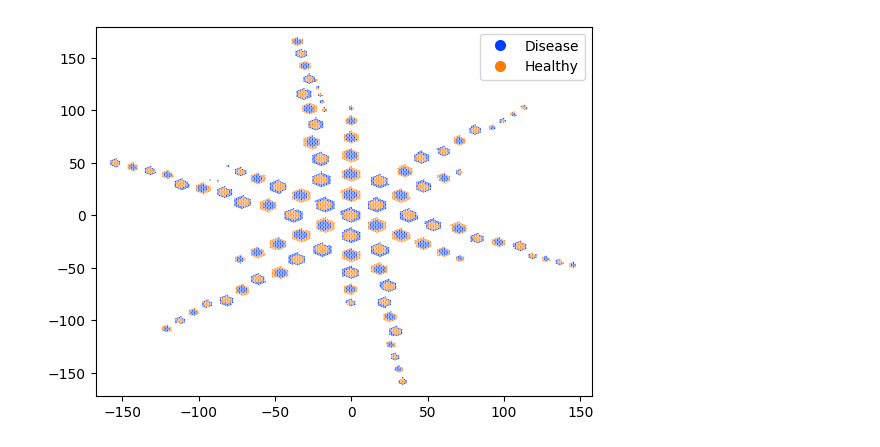
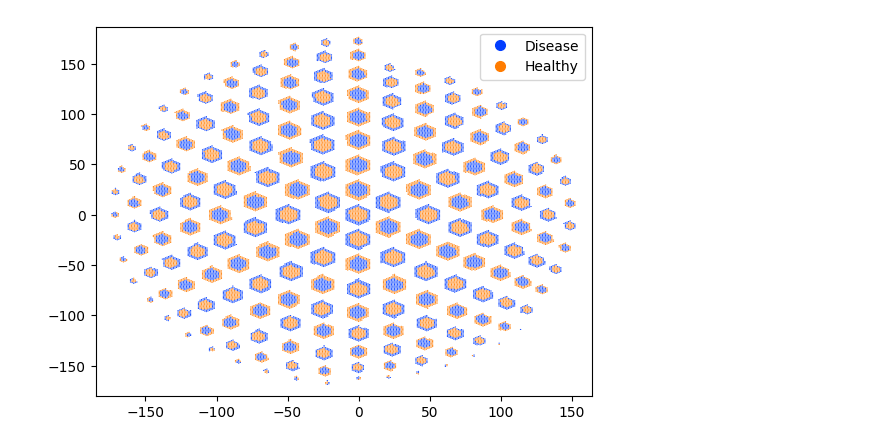
Before and after one commit to mourisl/DotGroupPlot, a Jupyter notebook: example.ipynb, the cells around one changed output. Saved outputs shown, nothing was run; the diff lists cells and outputs as text; code cells hidden in the pictures.

```diff
--- a/example.ipynb
+++ b/example.ipynb
@@ -5,7 +5,7 @@ from groupdotplot import groupdotplot
 %load_ext autoreload
 %autoreload 2
 # %%
-n = 100 # 100 clonotypes
+n = 200 # 100 clonotypes
 idlist = []
 conditionlist = []
 for i in range(n):
@@ -13,8 +13,8 @@ for i in range(n):
     conditionlist += ["Healthy"] * math.floor((i+1)/2) + ["Disease"] * math.ceil((i+1)/2)
 df = pd.DataFrame({"CDR3":idlist, "Condition":conditionlist})
 # %%
-ax=groupdotplot.HoneycombPlot(df, "CDR3", hue="Condition", n_edge=6, radius=0.5,
+ax=groupdotplot.groupdotplot(df, "CDR3", hue="Condition", n_edge=6, radius=0.5,
                 group_firstlap_n=6)
 #ax.set(xlim=(-100, 100), ylim=(-100,100))
 # %% [output]
-[figure, old version]
+[figure, new version]
```
Also changed, not shown: 1 other file.
